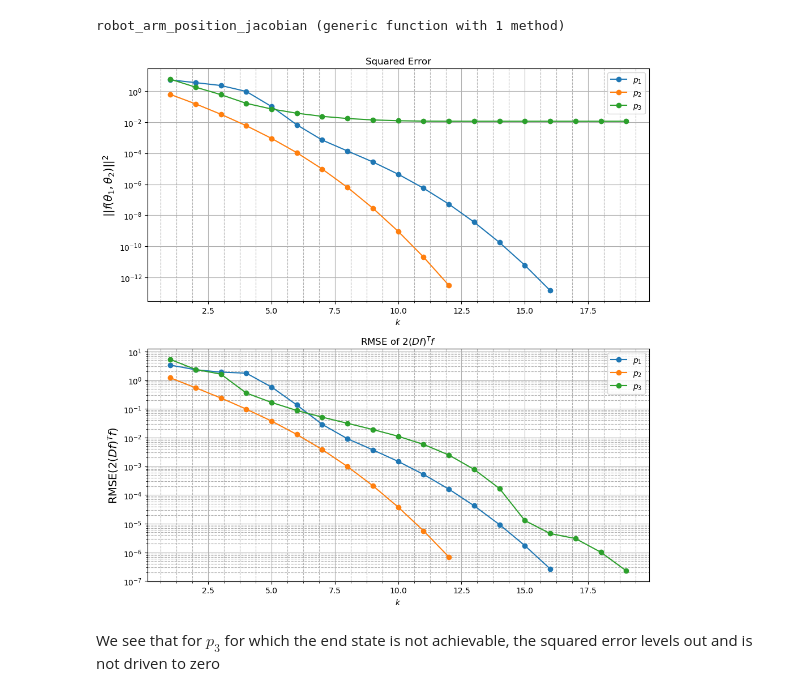
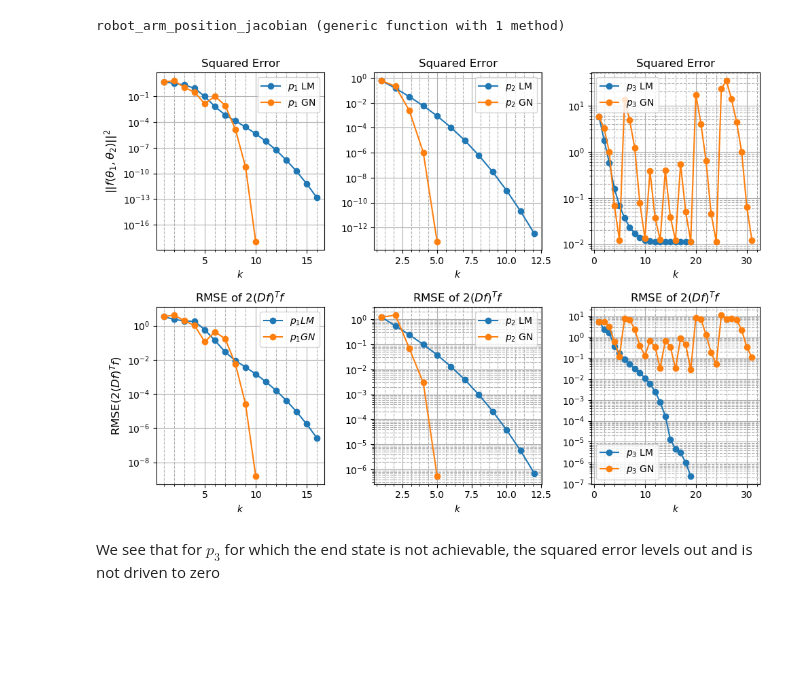
Before and after one commit to chaaland/AppliedLinAlg, a Jupyter notebook: Chapter18.ipynb, the cells around one changed output. Drawn from its saved outputs; the diff is of its cells as text; code cells hidden in the pictures; blank space fills up the shorter version.

Commit message:
Reimplement levenberg-marquardt and gauss-newton to better accomodate extension
- Redo some plotting

```diff
--- a/Chapter18.ipynb
+++ b/Chapter18.ipynb
@@ -526,44 +541,100 @@ xvals_lm_p1, fvals_lm_p1, gradnorm_lm_p1, lambdavals_lm_p1 = levenberg_marquardt
 xvals_lm_p2, fvals_lm_p2, gradnorm_lm_p2, lambdavals_lm_p2 = levenberg_marquardt((2, 2), x -> robot_arm_position(x) - p2, robot_arm_position_jacobian; xinit=[3,4], max_iters=30, atol=1e-6);
 
 xvals_lm_p3, fvals_lm_p3, gradnorm_lm_p3, lambdavals_lm_p3 = levenberg_marquardt((2, 2), x -> robot_arm_position(x) - p3, robot_arm_position_jacobian; xinit=[3,4], max_iters=30, atol=1e-6);
+# %%
+xvals_gn_p1, fvals_gn_p1, gradnorm_gn_p1 = gauss_newton((2, 2), x -> robot_arm_position(x) - p1, robot_arm_position_jacobian; xinit=[3,4], max_iters=30, atol=1e-6);
+xvals_gn_p2, fvals_gn_p2, gradnorm_gn_p2 = gauss_newton((2, 2), x -> robot_arm_position(x) - p2, robot_arm_position_jacobian; xinit=[3,4], max_iters=30, atol=1e-6);
+xvals_gn_p3, fvals_gn_p3, gradnorm_gn_p3 = gauss_newton((2, 2), x -> robot_arm_position(x) - p3, robot_arm_position_jacobian; xinit=[3,4], max_iters=30, atol=1e-6);
 # %%
-figure(figsize=(10,10))
+figure(figsize=(10,7))
 
 nnls_cost_lm_p1 = vec(sum(fvals_lm_p1.^2, 1));
 nnls_cost_lm_p2 = vec(sum(fvals_lm_p2.^2, 1));
 nnls_cost_lm_p3 = vec(sum(fvals_lm_p3.^2, 1));
 
-subplot(211);
+nnls_cost_gn_p1 = vec(sum(fvals_gn_p1.^2, 1));
+nnls_cost_gn_p2 = vec(sum(fvals_gn_p2.^2, 1));
+nnls_cost_gn_p3 = vec(sum(fvals_gn_p3.^2, 1));
 
-semilogy(vec(1:size(xvals_lm_p1, 2)), nnls_cost_lm_p1, marker="o",label=L"$p_1$");
-semilogy(vec(1:size(xvals_lm_p2, 2)), nnls_cost_lm_p2, marker="o",label=L"$p_2$");
-semilogy(vec(1:size(xvals_lm_p3, 2)), nnls_cost_lm_p3, marker="o",label=L"$p_3$");
+
+subplot(231);
+semilogy(vec(1:size(xvals_lm_p1, 2)), nnls_cost_lm_p1, marker="o",label=L"$p_1$ LM");
+semilogy(vec(1:size(xvals_gn_p1, 2)), nnls_cost_gn_p1, marker="o",label=L"$p_1$ GN");
+
 grid(true, which="major");
 grid(true, which="minor",linestyle="--");
 PyPlot.minorticks_on();
 legend();
 
 title("Squared Error");
 xlabel(L"$k$");
-ylabel(L"$||f(\theta_1,\theta_2)||^2$", fontsize=14);
+ylabel(L"$||f(\theta_1,\theta_2)||^2$", fontsize=12);
 
-subplot(212);
+subplot(232);
+semilogy(vec(1:size(xvals_lm_p2, 2)), nnls_cost_lm_p2, marker="o",label=L"$p_2$ LM");
+semilogy(vec(1:size(xvals_gn_p2, 2)), nnls_cost_gn_p2, marker="o",label=L"$p_2$ GN");
 
-semilogy(vec(1:size(xvals_lm_p1, 2)), vec(gradnorm_lm_p1), marker="o",label=L"$p_1$");
-semilogy(vec(1:size(xvals_lm_p2, 2)), vec(gradnorm_lm_p2), marker="o",label=L"$p_2$");
-semilogy(vec(1:size(xvals_lm_p3, 2)), vec(gradnorm_lm_p3), marker="o",label=L"$p_3$");
+grid(true, which="major");
+grid(true, which="minor",linestyle="--");
+PyPlot.minorticks_on();
+legend();
+
+title("Squared Error");
+xlabel(L"$k$");
+
+subplot(233);
+semilogy(vec(1:size(xvals_lm_p3, 2)), nnls_cost_lm_p3, marker="o",label=L"$p_3$ LM");
+semilogy(vec(1:size(xvals_gn_p3, 2)), nnls_cost_gn_p3, marker="o",label=L"$p_3$ GN");
+
+grid(true, which="major");
+grid(true, which="minor",linestyle="--");
+PyPlot.minorticks_on();
+legend();
+
+title("Squared Error");
+xlabel(L"$k$");
+
+subplot(234);
+
+semilogy(vec(1:size(xvals_lm_p1, 2)), vec(gradnorm_lm_p1), marker="o",label=L"$p_1 LM$");
+semilogy(vec(1:size(xvals_gn_p1, 2)), vec(gradnorm_gn_p1), marker="o",label=L"$p_1 GN$");
 grid(true, which="major");
 grid(true, which="minor",linestyle="--");
 PyPlot.minorticks_on();
 legend();
 
 title(L"RMSE of $2(Df)^Tf$");
 xlabel(L"$k$");
-ylabel(L"RMSE($2(Df)^Tf$)", fontsize=14);
+ylabel(L"RMSE($2(Df)^Tf$)", fontsize=12);
+
+
+subplot(235);
+semilogy(vec(1:size(xvals_lm_p2, 2)), vec(gradnorm_lm_p2), marker="o",label=L"$p_2$ LM");
+semilogy(vec(1:size(xvals_gn_p2, 2)), vec(gradnorm_gn_p2), marker="o",label=L"$p_2$ GN");
+grid(true, which="major");
+grid(true, which="minor",linestyle="--");
+PyPlot.minorticks_on();
+legend();
+
+title(L"RMSE of $2(Df)^Tf$");
+xlabel(L"$k$");
+
+
+subplot(236);
+semilogy(vec(1:size(xvals_lm_p3, 2)), vec(gradnorm_lm_p3), marker="o",label=L"$p_3$ LM");
+semilogy(vec(1:size(xvals_gn_p3, 2)), vec(gradnorm_gn_p3), marker="o",label=L"$p_3$ GN");
+
+grid(true, which="major");
+grid(true, which="minor",linestyle="--");
+PyPlot.minorticks_on();
+legend();
+
+title(L"RMSE of $2(Df)^Tf$");
+xlabel(L"$k$");
 
 PyPlot.tight_layout()
 # %% [output]
-[figure, old version]
+[figure, new version]
 # %% [markdown]
 We see that for $p_3$ for which the end state is not achievable, the squared error levels out and is not driven to zero
 # %%
```
Also changed, not shown: parts of 12 cells of this notebook, 1 other file.
